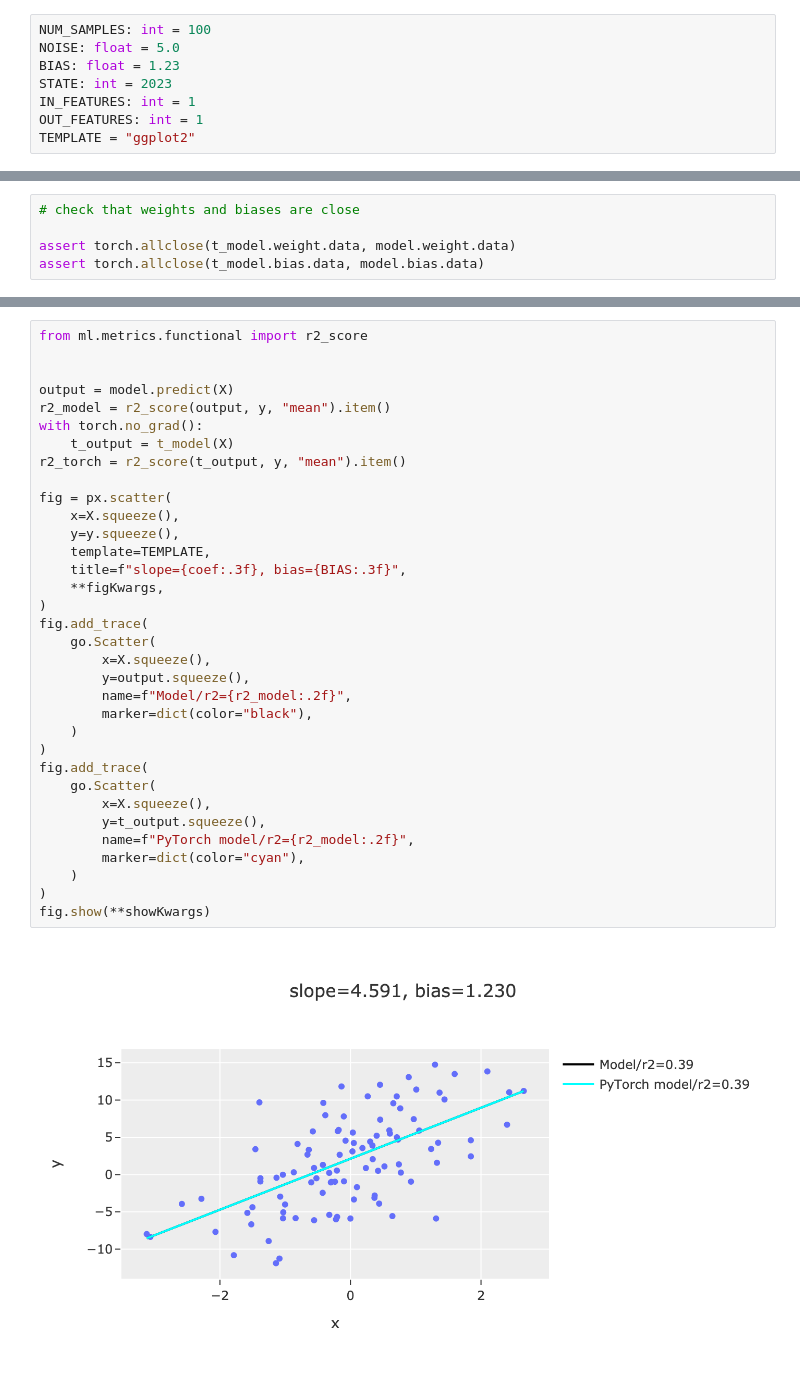
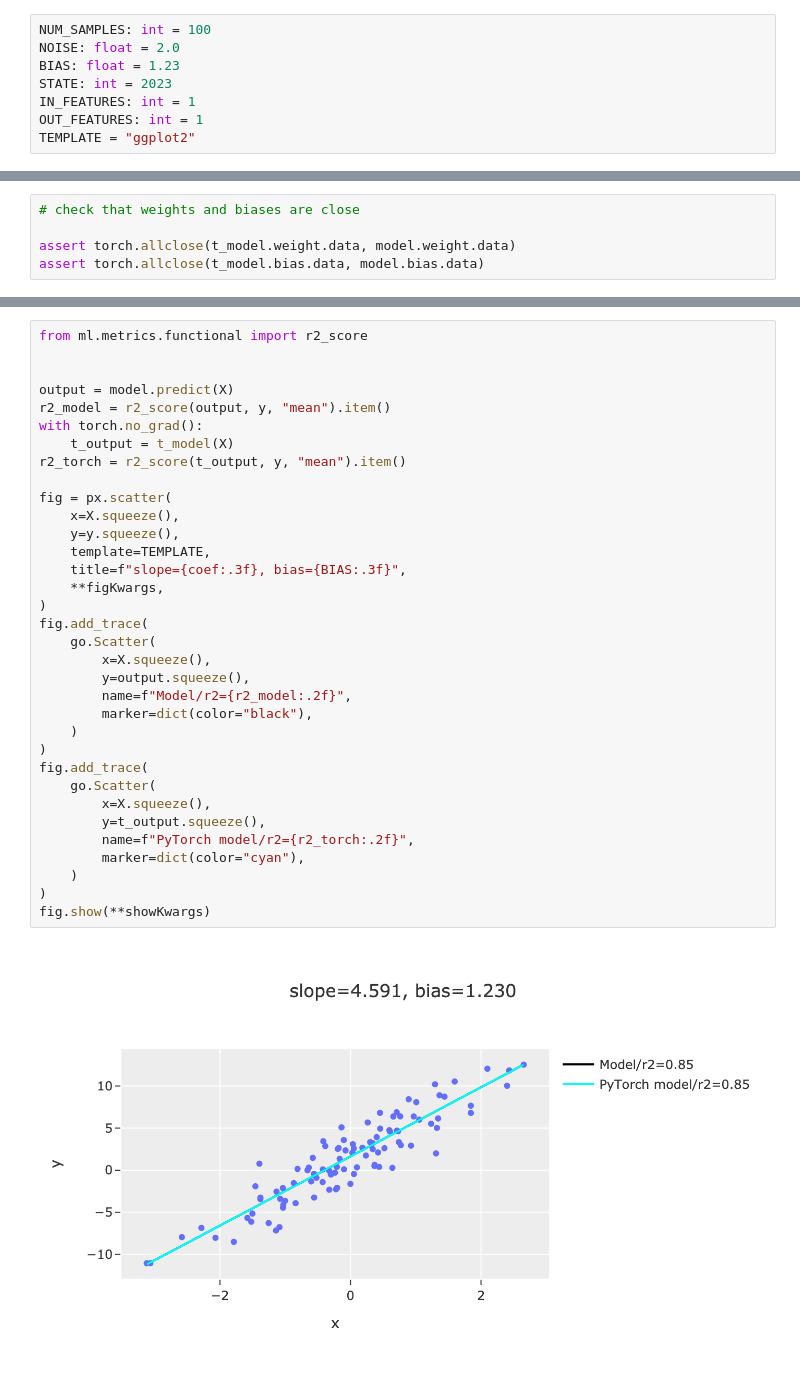
Before and after one commit to dmtryzarubin/ML, a Jupyter notebook: notebooks/LinearRegression.ipynb, the cells around one changed output, grey strips where cells are left out. Drawn from its saved outputs; the diff is of its cells as text.

```diff
--- a/notebooks/LinearRegression.ipynb
+++ b/notebooks/LinearRegression.ipynb
@@ -7,7 +7,7 @@ import sys
 sys.path.append("../")
 # %%
 NUM_SAMPLES: int = 100
-NOISE: float = 5.0
+NOISE: float = 2.0
 BIAS: float = 1.23
 STATE: int = 2023
 IN_FEATURES: int = 1
@@ -114,32 +115,32 @@ from ml.metrics.functional import r2_score
 output = model.predict(X)
 r2_model = r2_score(output, y, "mean").item()
 with torch.no_grad():
     t_output = t_model(X)
 r2_torch = r2_score(t_output, y, "mean").item()
 
 fig = px.scatter(
     x=X.squeeze(),
     y=y.squeeze(),
     template=TEMPLATE,
     title=f"slope={coef:.3f}, bias={BIAS:.3f}",
     **figKwargs,
 )
 fig.add_trace(
     go.Scatter(
         x=X.squeeze(),
         y=output.squeeze(),
         name=f"Model/r2={r2_model:.2f}",
         marker=dict(color="black"),
     )
 )
 fig.add_trace(
     go.Scatter(
         x=X.squeeze(),
         y=t_output.squeeze(),
-        name=f"PyTorch model/r2={r2_model:.2f}",
+        name=f"PyTorch model/r2={r2_torch:.2f}",
         marker=dict(color="cyan"),
     )
 )
 fig.show(**showKwargs)
 # %% [output]
-[figure, old version]
+[figure, new version]
```
Also changed, not shown: parts of 4 cells of this notebook, 3 other files.
